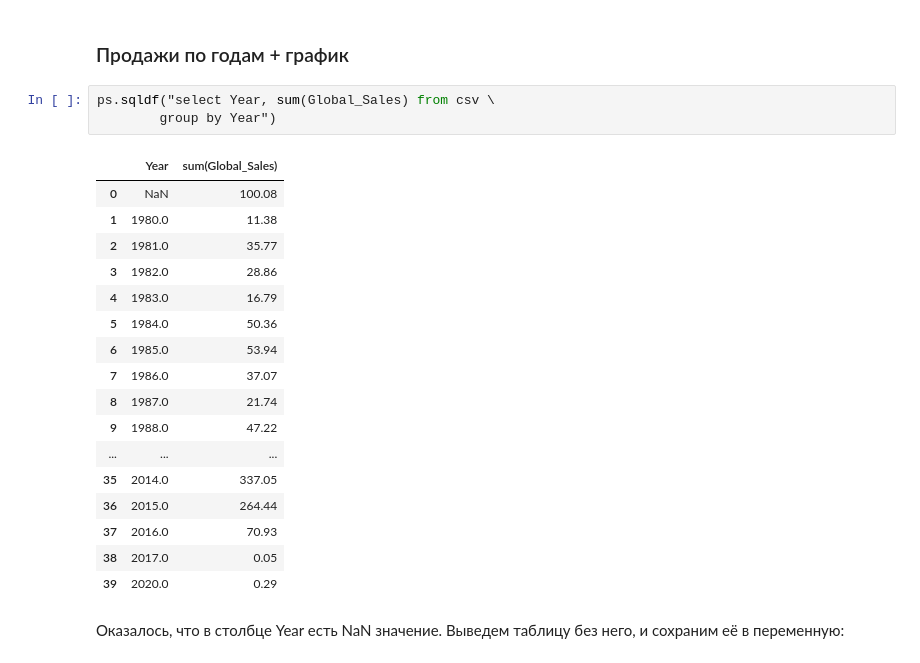
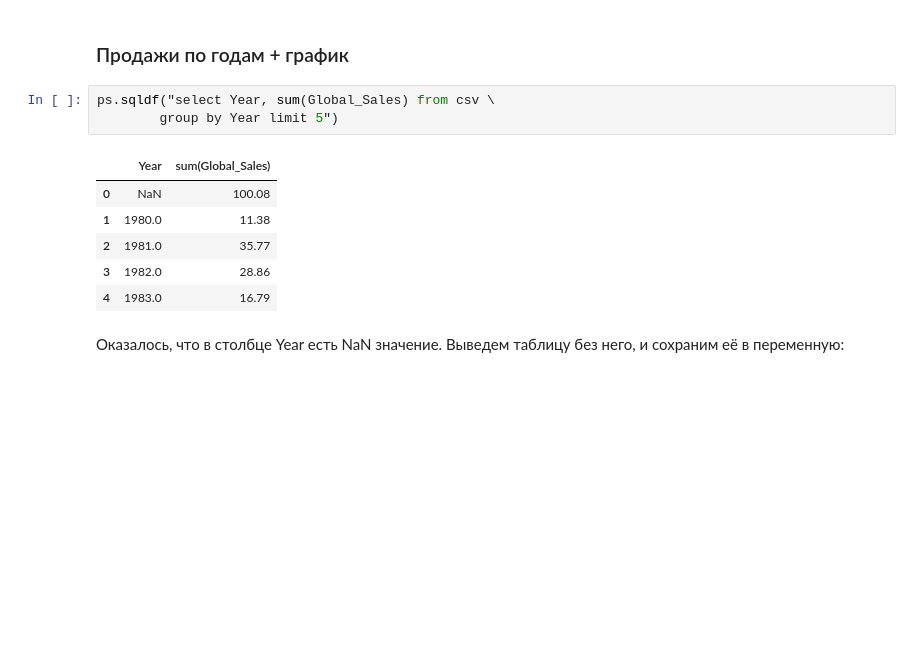
Before and after one commit to sanyakamen1/SQL-Practice, a Jupyter notebook: SQL Practice.ipynb, the cells around one changed output. Cells and saved outputs as stored; diff of their text form; blank space fills up the shorter version.

```diff
--- a/SQL Practice.ipynb
+++ b/SQL Practice.ipynb
@@ -84,25 +84,14 @@ ps.sqldf("select sum(Global_Sales), sum(NA_Sales), sum(EU_Sales), sum(JP_Sales),
 ### Продажи по годам + график
 # %%
 ps.sqldf("select Year, sum(Global_Sales) from csv \
-        group by Year")
+        group by Year limit 5")
 # %% [output]
 |  | Year | sum(Global_Sales) |
 | 0 | NaN | 100.08 |
 | 1 | 1980.0 | 11.38 |
 | 2 | 1981.0 | 35.77 |
 | 3 | 1982.0 | 28.86 |
 | 4 | 1983.0 | 16.79 |
-| 5 | 1984.0 | 50.36 |
-| 6 | 1985.0 | 53.94 |
-| 7 | 1986.0 | 37.07 |
-| 8 | 1987.0 | 21.74 |
-| 9 | 1988.0 | 47.22 |
-| ... | ... | ... |
-| 35 | 2014.0 | 337.05 |
-| 36 | 2015.0 | 264.44 |
-| 37 | 2016.0 | 70.93 |
-| 38 | 2017.0 | 0.05 |
-| 39 | 2020.0 | 0.29 |
 # %% [markdown]
 Оказалось, что в столбце Year есть NaN значение. Выведем таблицу без него, и сохраним её в переменную:
 # %%
```
Also changed, not shown: parts of 1 cell of this notebook.
